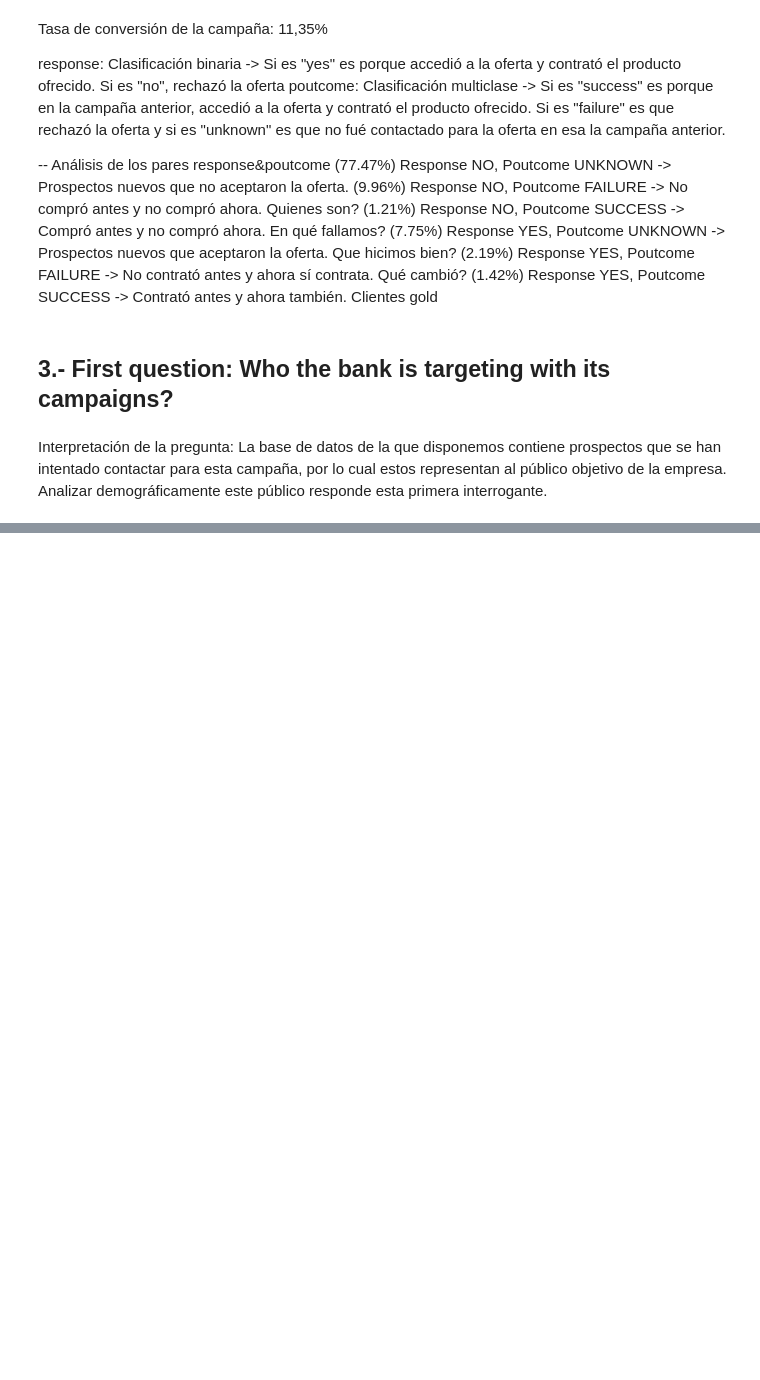
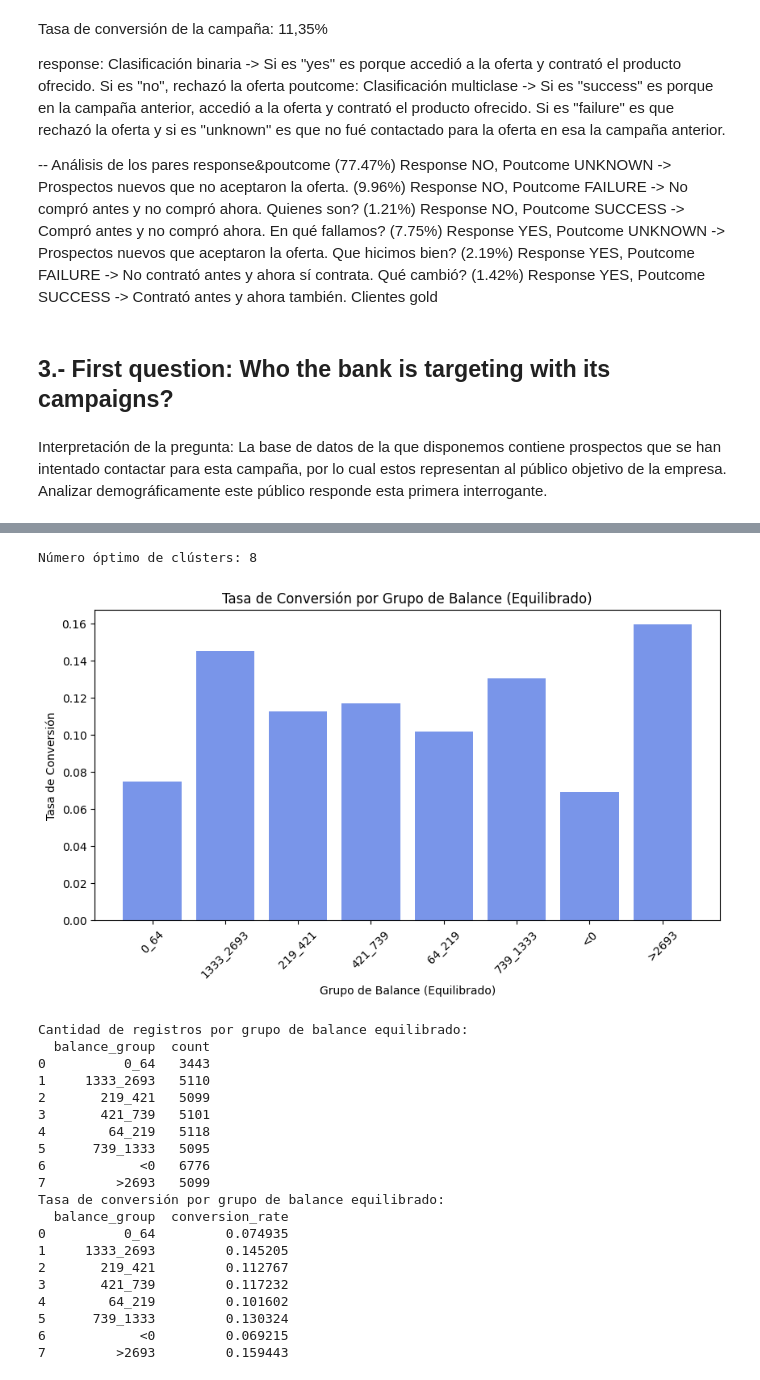
Before and after one commit to nicur32/Proyecto_Bank, a Jupyter notebook: BANK HAKATHON/hackathon.ipynb, the cells around one changed output, grey strips where cells are left out. Cells and saved outputs as stored; diff of their text form; code cells hidden in the pictures; blank space fills up the shorter version.

```diff
--- a/BANK HAKATHON/hackathon.ipynb
+++ b/BANK HAKATHON/hackathon.ipynb
@@ -228,0 +326,79 @@ columnas_sociodemograficas = ['age', 'job', 'marital', 'education', 'default', '
+# %%
+x_values = np.arange(2, 11)
+slope, intercept, r_value, p_value, std_err = linregress(x_values, inertia)
+optimal_clusters = max(2, np.argmin(np.abs(inertia - (slope*x_values + intercept))) + 2)
+# Aplicar K-Means con el número óptimo de clusters
+kmeans_opt = KMeans(n_clusters=optimal_clusters, random_state=42, n_init=10)
+df_4['balance_group'] = kmeans_opt.fit_predict(df_4[['balance']])
+
+# Mostrar el número óptimo de grupos
+print("Número óptimo de clústers: " + str(optimal_clusters))
+# %% [output]
+Número óptimo de clústers: 8
+# %%
+import numpy as np
+import pandas as pd
+import matplotlib.pyplot as plt
+
+# 🟢 1. Crear grupos de balance equilibrados con cuantiles
+df_4['balance_group'], balance_bins_balanced = pd.qcut(df_4['balance'], q=8, labels=False, retbins=True)
+
+# 🟢 2. Convertir los grupos en etiquetas más interpretables
+balance_group_labels_balanced = []
+for i in range(len(balance_bins_balanced) - 1):
+    if i == 0:
+        label = f"<{balance_bins_balanced[i+1]:.0f}"
+    elif i == len(balance_bins_balanced) - 2:
+        label = f">{balance_bins_balanced[i]:.0f}"
+    else:
+        label = f"{balance_bins_balanced[i]:.0f}_{balance_bins_balanced[i+1]:.0f}"
+    balance_group_labels_balanced.append(label)
+
+# Mapear los valores numéricos de balance_group a etiquetas de texto
+df_4['balance_group'] = df_4['balance_group'].map(dict(zip(range(8), balance_group_labels_balanced)))
+
+# 🟢 3. Calcular la tasa de conversión para los nuevos grupos equilibrados
+conversion_rate_balance_balanced = df_4.groupby('balance_group')['response_binary'].mean().reset_index()
+conversion_rate_balance_balanced.rename(columns={'response_binary': 'conversion_rate'}, inplace=True)
+
+# 🟢 4. Graficar la tasa de conversión para los grupos equilibrados
+plt.figure(figsize=(10, 5))
+plt.bar(conversion_rate_balance_balanced['balance_group'],
+        conversion_rate_balance_balanced['conversion_rate'],
+        color='royalblue', alpha=0.7)
+plt.xlabel("Grupo de Balance (Equilibrado)")
+plt.ylabel("Tasa de Conversión")
+plt.title("Tasa de Conversión por Grupo de Balance (Equilibrado)")
+plt.xticks(rotation=45)
+plt.show()
+
+# ✅ Mostrar la distribución de registros por grupo
+group_counts_balance = df_4.groupby('balance_group').size().reset_index(name='count')
+
+print("Cantidad de registros por grupo de balance equilibrado:")
+print(group_counts_balance)
+
+print("Tasa de conversión por grupo de balance equilibrado:")
+print(conversion_rate_balance_balanced)
+# %% [output]
+[figure, added]
+Cantidad de registros por grupo de balance equilibrado:
+  balance_group  count
+0          0_64   3443
+1     1333_2693   5110
+2       219_421   5099
+3       421_739   5101
+4        64_219   5118
+5      739_1333   5095
+6            <0   6776
+7         >2693   5099
+Tasa de conversión por grupo de balance equilibrado:
+  balance_group  conversion_rate
+0          0_64         0.074935
+1     1333_2693         0.145205
+2       219_421         0.112767
+3       421_739         0.117232
+4        64_219         0.101602
+5      739_1333         0.130324
+6            <0         0.069215
+7         >2693         0.159443
```
Also changed, not shown: parts of 45 cells of this notebook, 1 other file.
